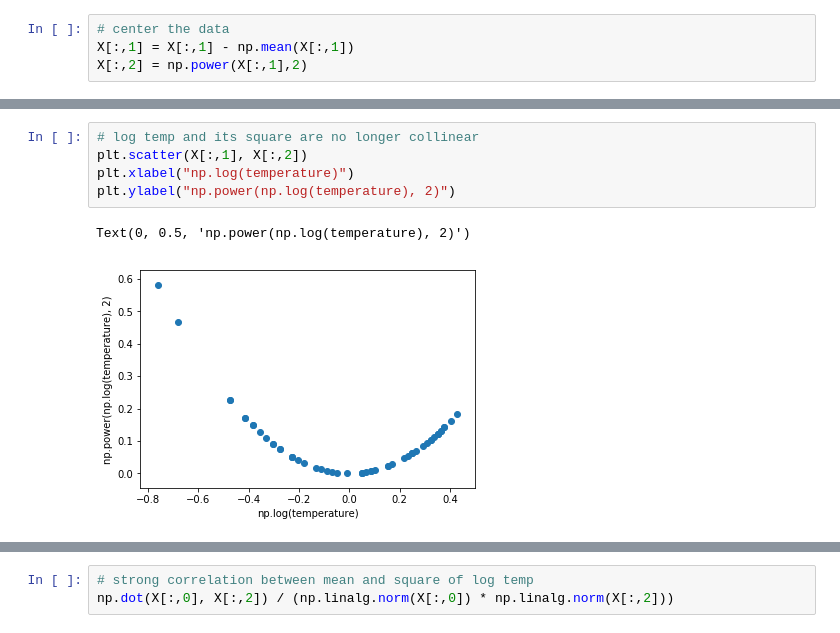
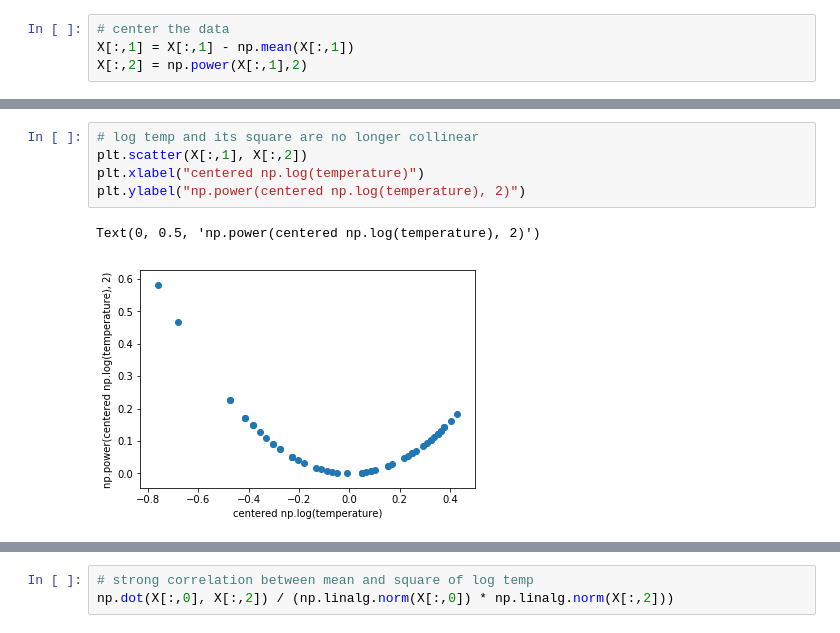
Before and after one commit to orie3120/orie3120-sp2020, a Jupyter notebook: demos/collinearity.ipynb, the cells around one changed output, grey strips where cells are left out. Saved outputs shown, nothing was run; the diff lists cells and outputs as text.

```diff
--- a/demos/collinearity.ipynb
+++ b/demos/collinearity.ipynb
@@ -169,11 +169,11 @@ np.dot(X[:,0], X[:,1])
 # %%
 # log temp and its square are no longer collinear
 plt.scatter(X[:,1], X[:,2])
-plt.xlabel("np.log(temperature)")
-plt.ylabel("np.power(np.log(temperature), 2)")
+plt.xlabel("centered np.log(temperature)")
+plt.ylabel("np.power(centered np.log(temperature), 2)")
 # %% [output]
-Text(0, 0.5, 'np.power(np.log(temperature), 2)')
+Text(0, 0.5, 'np.power(centered np.log(temperature), 2)')
-[figure, old version]
+[figure, new version]
 # %%
 # some (negative) correlation between log temp and its square
 np.dot(X[:,1], X[:,2]) / (np.linalg.norm(X[:,1]) * np.linalg.norm(X[:,2]))
```
Also changed, not shown: parts of 9 cells of this notebook, 2 other files.
